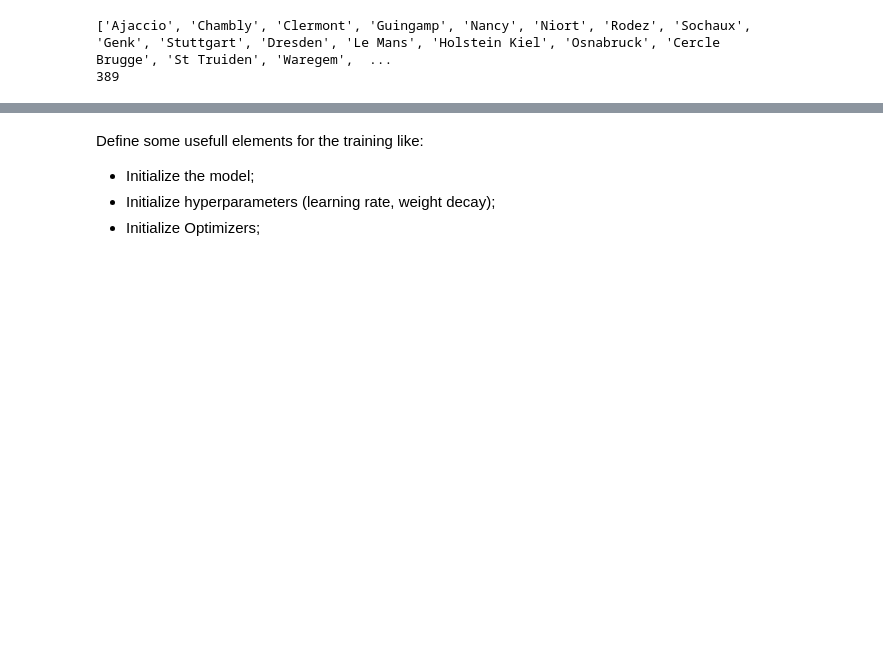
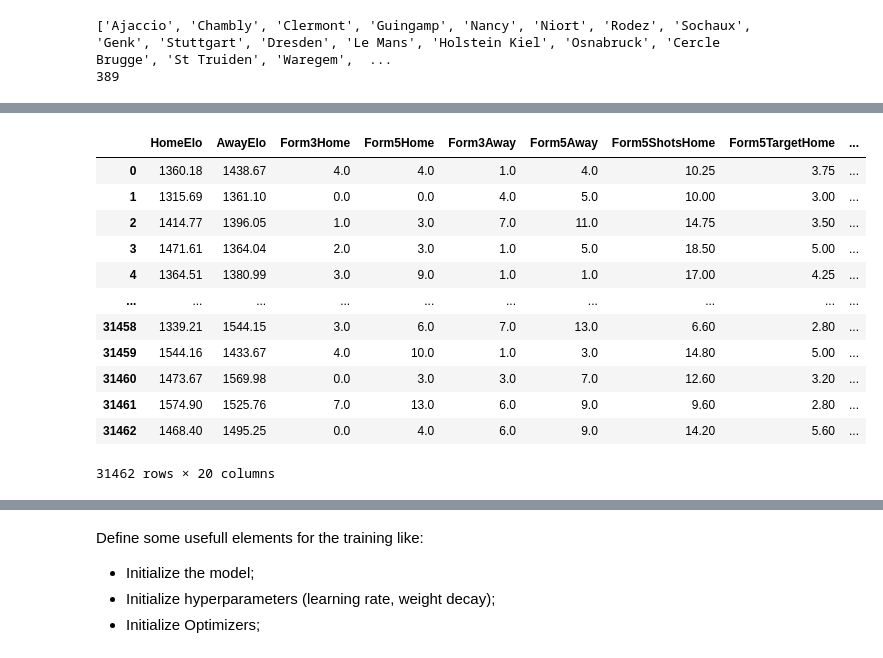
Before and after one commit to grimaldiTob/Football-Match-Predictor, a Jupyter notebook: match_predictor.ipynb, the cells around one changed output, grey strips where cells are left out. Cells and saved outputs as stored; diff of their text form; code cells hidden in the pictures; blank space fills up the shorter version.

```diff
--- a/match_predictor.ipynb
+++ b/match_predictor.ipynb
@@ -255,3 +286,19 @@ memory usage: 3.4 MB
+# %%
+df_min
+# %% [output]
+|  | HomeElo | AwayElo | Form3Home | Form5Home | Form3Away | Form5Away | Form5ShotsHome | Form5TargetHome | ... |
+| 0 | 1360.18 | 1438.67 | 4.0 | 4.0 | 1.0 | 4.0 | 10.25 | 3.75 | ... |
+| 1 | 1315.69 | 1361.10 | 0.0 | 0.0 | 4.0 | 5.0 | 10.00 | 3.00 | ... |
+| 2 | 1414.77 | 1396.05 | 1.0 | 3.0 | 7.0 | 11.0 | 14.75 | 3.50 | ... |
+| 3 | 1471.61 | 1364.04 | 2.0 | 3.0 | 1.0 | 5.0 | 18.50 | 5.00 | ... |
+| 4 | 1364.51 | 1380.99 | 3.0 | 9.0 | 1.0 | 1.0 | 17.00 | 4.25 | ... |
+| ... | ... | ... | ... | ... | ... | ... | ... | ... | ... |
+| 31458 | 1339.21 | 1544.15 | 3.0 | 6.0 | 7.0 | 13.0 | 6.60 | 2.80 | ... |
+| 31459 | 1544.16 | 1433.67 | 4.0 | 10.0 | 1.0 | 3.0 | 14.80 | 5.00 | ... |
+| 31460 | 1473.67 | 1569.98 | 0.0 | 3.0 | 3.0 | 7.0 | 12.60 | 3.20 | ... |
+| 31461 | 1574.90 | 1525.76 | 7.0 | 13.0 | 6.0 | 9.0 | 9.60 | 2.80 | ... |
+| 31462 | 1468.40 | 1495.25 | 0.0 | 4.0 | 6.0 | 9.0 | 14.20 | 5.60 | ... |
+31462 rows × 20 columns
 # %%
 from torch.utils.data import TensorDataset, DataLoader
 
```
Also changed, not shown: parts of 15 cells of this notebook.
